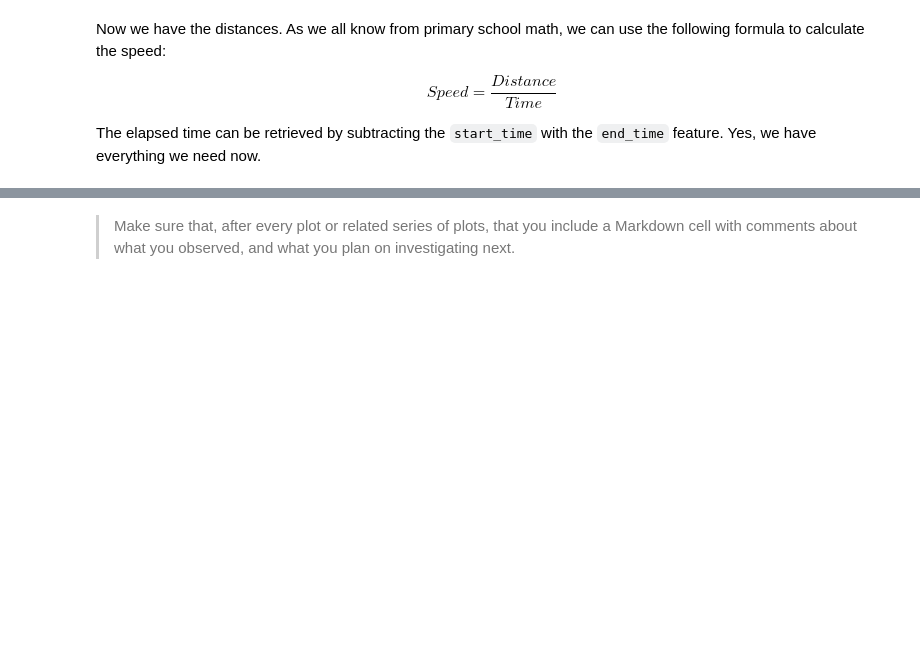
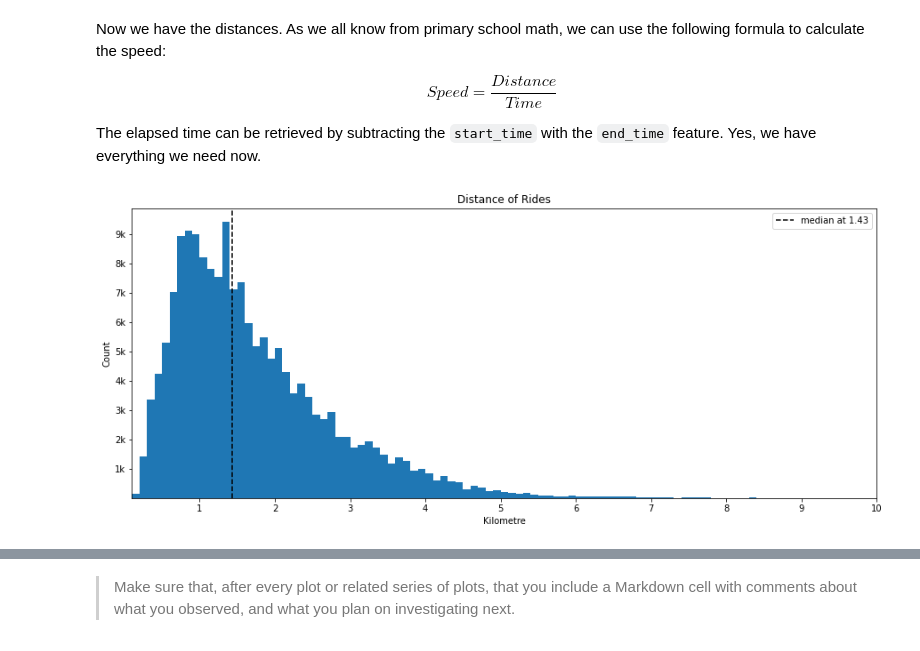
Before and after one commit to chefZau/Bike-System-Data-Exploration, a Jupyter notebook: exploration_template.ipynb, the cells around one changed output, grey strips where cells are left out. Drawn from its saved outputs; the diff is of its cells as text; code cells hidden in the pictures; blank space fills up the shorter version.

Commit message:
create visulization for variable distance

```diff
--- a/exploration_template.ipynb
+++ b/exploration_template.ipynb
@@ -187,3 +183,38 @@ for ride in df.itertuples():
 
 df['duration'] = diffs
 df['speed'] = df['distance'] / df['duration']
+# %%
+# start with distance
+plt.figure(figsize=[15, 6])
+
+bins = np.arange(0, 10 + 0.1, 0.1)
+
+plt.hist(data=df, x='distance', bins= bins)
+
+
+# add ticks for x axis
+xticks = np.arange(0, 10 + 1, 1)
+plt.xticks(xticks)
+
+# add ticks for y axis
+yticks = np.arange(1000, 10000, 1000)
+ylabel = ['{}k'.format(el // 1000) for el in yticks]
+plt.yticks(yticks, ylabel)
+
+# zoom in. there are outliers in the df
+plt.xlim([0.1, 10])
+
+# add title and label
+plt.title("Distance of Rides")
+plt.xlabel("Kilometre")
+plt.ylabel("Count")
+
+# add a vertical line for median
+med = df.distance.median()
+plt.axvline(x=med, color='k', linestyle='--', label="median at {:.2f}".format(med))
+
+plt.legend()
+
+plt.show()
+# %% [output]
+[figure, added]
```
Also changed, not shown: parts of 10 cells of this notebook.
